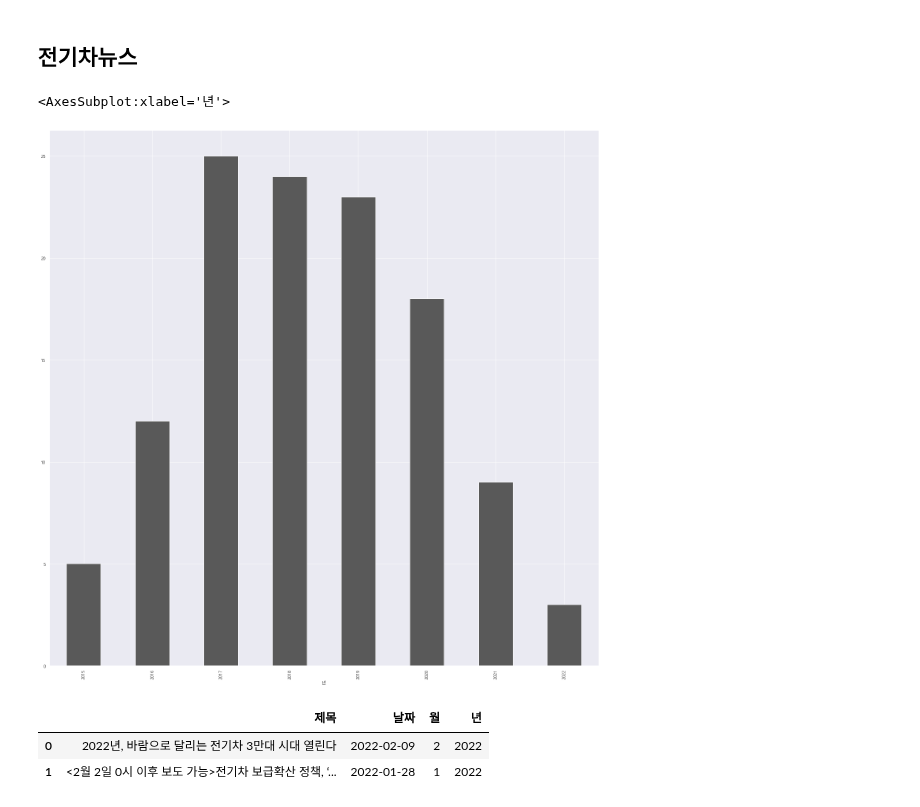
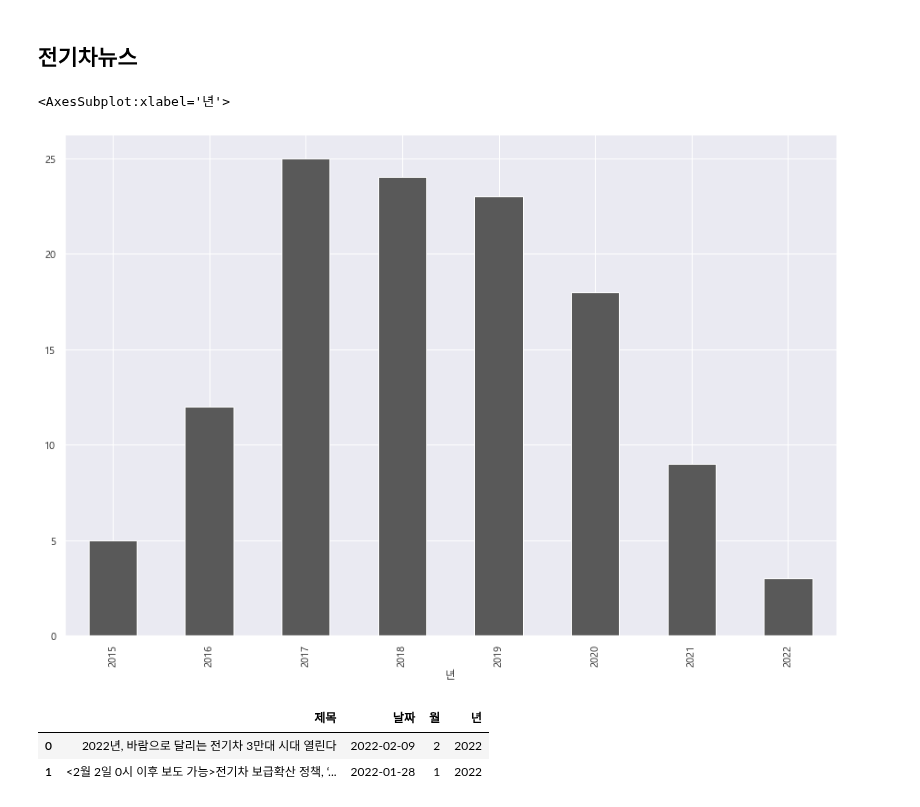
Before and after one commit to minwooking/Jeju_Electric_Vehicle_analysis, a Jupyter notebook: 전기차시각화분석.ipynb, the cells around one changed output. Cells and saved outputs as stored; diff of their text form; code cells hidden in the pictures.

```diff
--- a/전기차시각화분석.ipynb
+++ b/전기차시각화분석.ipynb
@@ -12,8 +12,8 @@ import seaborn as sns
 os.chdir('G:\내 드라이브\제주_전기차\data')
 # %%
 # df = pd.read_csv('광고거른거.csv')
-# df_keyword = pd.read_csv('관련키워드.csv')
-df_news = pd.read_csv('CFI전기차보도자료.csv')
+# df_keyword = pd.read_csv('인스타전기차.csv')
+# df_news = pd.read_csv('CFI전기차보도자료.csv')
 # %% [markdown]
 ## Use Data
 # %%
@@ -254,10 +256,11 @@ df_jeju.groupby([df_jeju.년별,df_jeju.평가]).제목.count().unstack().plot.b
 # %% [markdown]
 ## 전기차뉴스
 # %%
+plt.figure(figsize=(15,10))
 df_news.groupby(['년']).제목.count().plot.bar(color=('#595959'))
 # %% [output]
 <AxesSubplot:xlabel='년'>
-[figure, old version]
+[figure, new version]
 # %%
 df_news.head(2)
 # %% [output]
```
Also changed, not shown: parts of 10 cells of this notebook.
